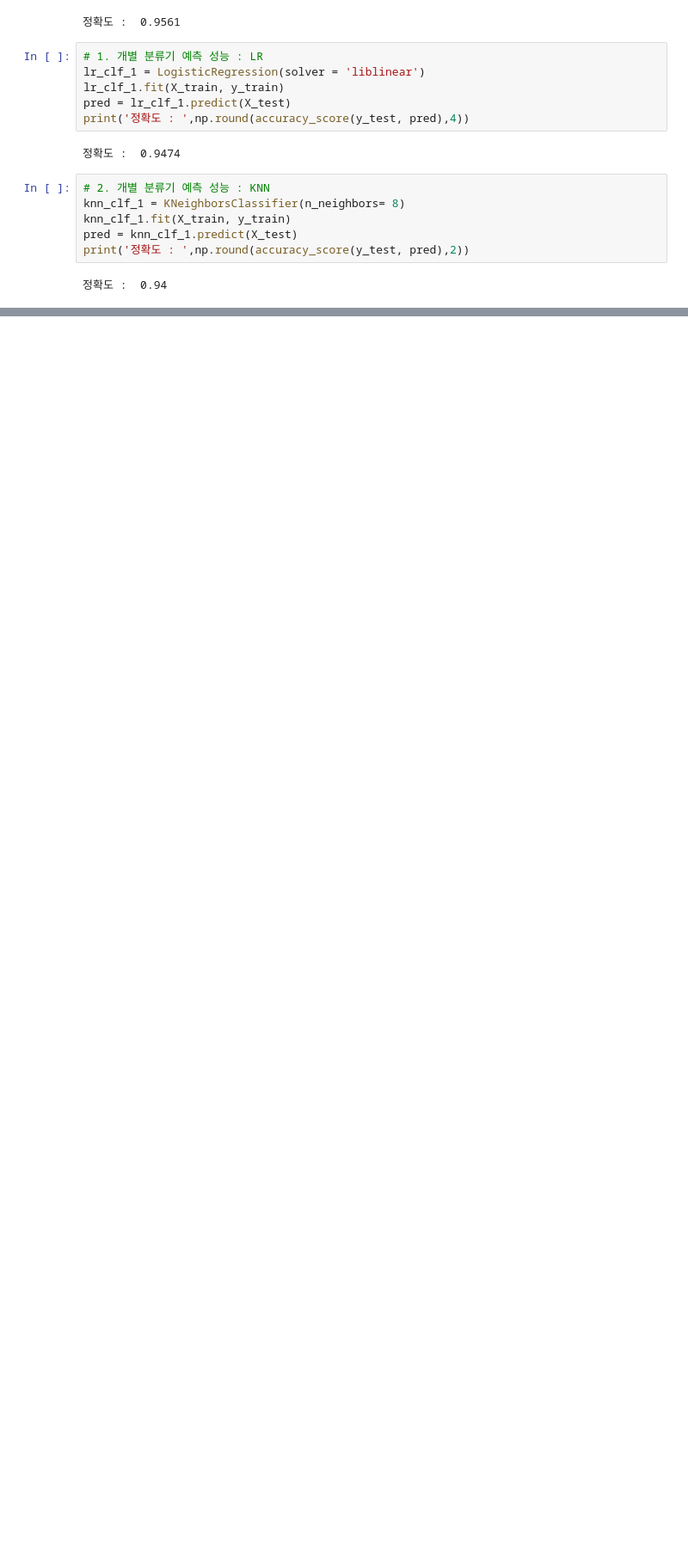
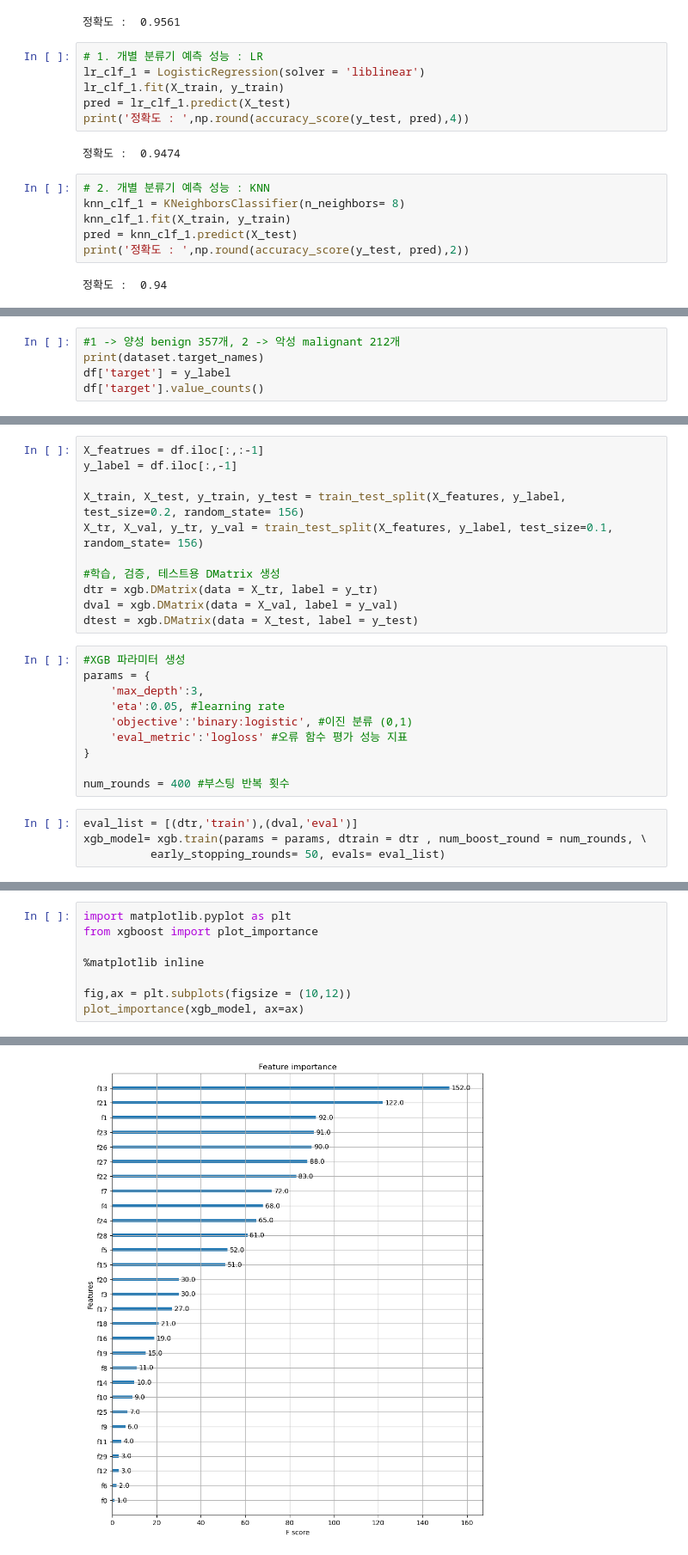
Before and after one commit to EunSeo35/ml_py, a Jupyter notebook: 09.Ensemble.ipynb, the cells around one changed output, grey strips where cells are left out. Shown: that part at 86% size. Cells and saved outputs as stored; diff of their text form; blank space fills up the shorter version.

```diff
--- a/09.Ensemble.ipynb
+++ b/09.Ensemble.ipynb
@@ -71,0 +146,5 @@ print('정확도 : ',np.round(accuracy_score(y_test, pred),2))
+# %%
+#1 -> 양성 benign 357개, 2 -> 악성 malignant 212개
+print(dataset.target_names)
+df['target'] = y_label
+df['target'].value_counts()
@@ -71,0 +158,25 @@ print('정확도 : ',np.round(accuracy_score(y_test, pred),2))
+# %%
+X_featrues = df.iloc[:,:-1]
+y_label = df.iloc[:,-1]
+
+X_train, X_test, y_train, y_test = train_test_split(X_features, y_label, test_size=0.2, random_state= 156)
+X_tr, X_val, y_tr, y_val = train_test_split(X_features, y_label, test_size=0.1, random_state= 156)
+
+#학습, 검증, 테스트용 DMatrix 생성
+dtr = xgb.DMatrix(data = X_tr, label = y_tr)
+dval = xgb.DMatrix(data = X_val, label = y_val)
+dtest = xgb.DMatrix(data = X_test, label = y_test)
+# %%
+#XGB 파라미터 생성
+params = {
+    'max_depth':3,
+    'eta':0.05, #learning rate
+    'objective':'binary:logistic', #이진 분류 (0,1)
+    'eval_metric':'logloss' #오류 함수 평가 성능 지표
+}
+
+num_rounds = 400 #부스팅 반복 횟수
+# %%
+eval_list = [(dtr,'train'),(dval,'eval')]
+xgb_model= xgb.train(params = params, dtrain = dtr , num_boost_round = num_rounds, \
+          early_stopping_rounds= 50, evals= eval_list)
@@ -71,0 +236,9 @@ print('정확도 : ',np.round(accuracy_score(y_test, pred),2))
+# %%
+import matplotlib.pyplot as plt
+from xgboost import plot_importance
+
+%matplotlib inline
+
+fig,ax = plt.subplots(figsize = (10,12))
+plot_importance(xgb_model, ax=ax)
+# %% [output]
@@ -71,0 +246 @@ print('정확도 : ',np.round(accuracy_score(y_test, pred),2))
+[figure, added]
```
Also changed, not shown: parts of 18 cells of this notebook, 1 other file.
